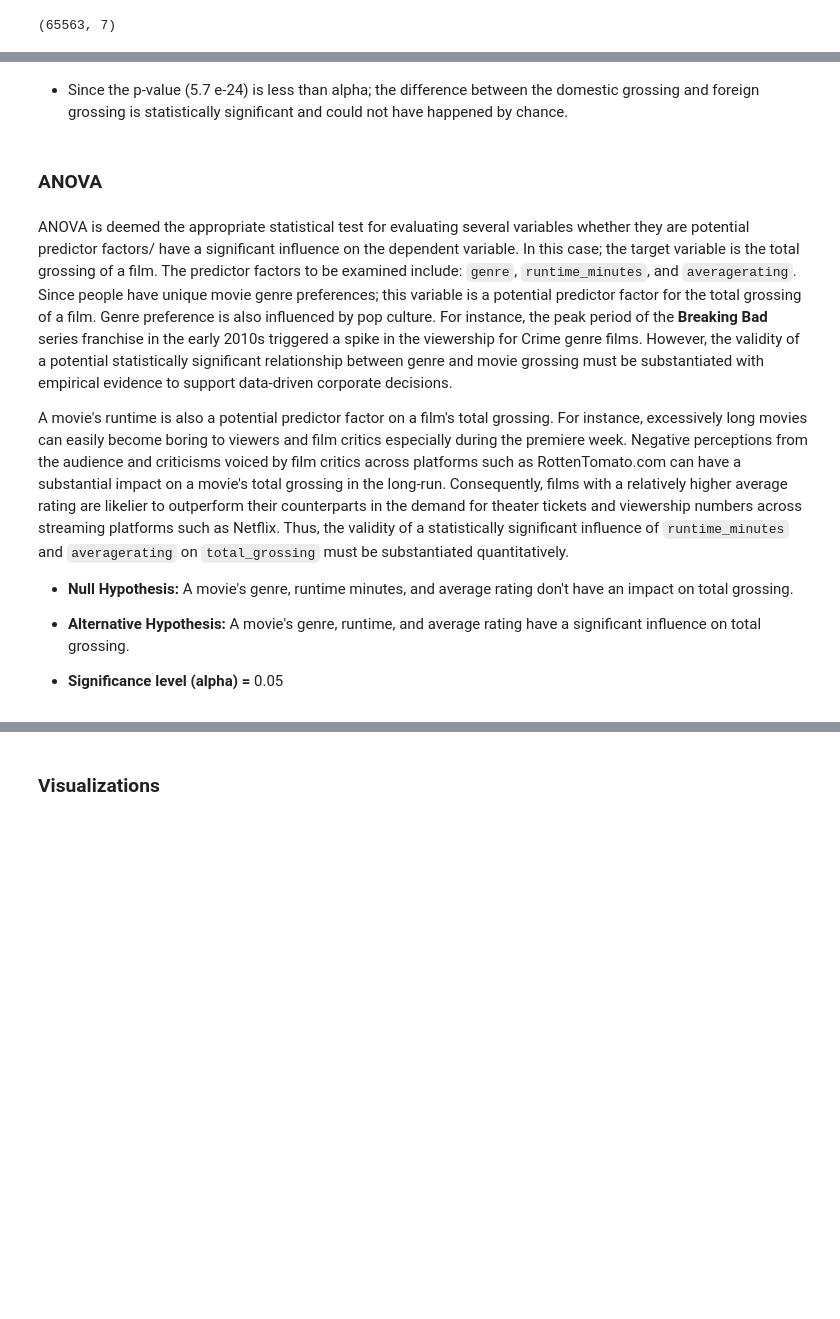
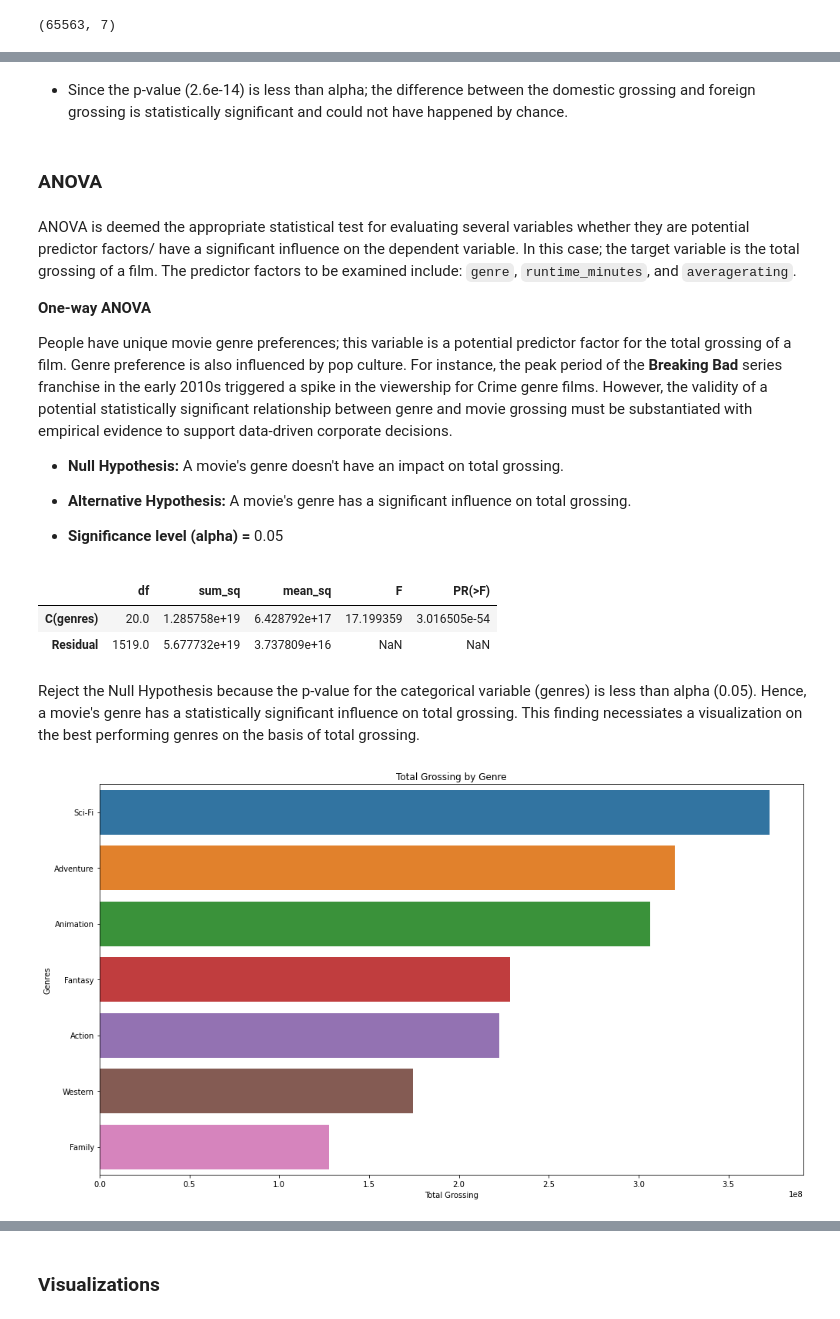
Before and after one commit to mwakad/box-office-movie-insights, a Jupyter notebook: notebooks/daniel.ipynb, the cells around one changed output, grey strips where cells are left out. Drawn from its saved outputs; the diff is of its cells as text; code cells hidden in the pictures; blank space fills up the shorter version.

Commit message:
add visualizations

```diff
--- a/notebooks/daniel.ipynb
+++ b/notebooks/daniel.ipynb
@@ -502,14 +419,40 @@ t_statistic, p_value
 # %% [markdown]
-* Since the p-value (5.7 e-24) is less than alpha; the difference between the domestic grossing and foreign grossing is statistically significant and could not have happened by chance.
+* Since the p-value (2.6e-14) is less than alpha; the difference between the domestic grossing and foreign grossing is statistically significant and could not have happened by chance.
 # %% [markdown]
 ### ANOVA
 # %% [markdown]
-ANOVA is deemed the appropriate statistical test for evaluating several variables whether they are potential predictor factors/ have a significant influence on the dependent variable. In this case; the target variable is the total grossing of a film. The predictor factors to be examined include: `genre`, `runtime_minutes`, and `averagerating`. Since people have unique movie genre preferences; this variable is a potential predictor factor for the total grossing of a film. Genre preference is also influenced by pop culture. For instance, the peak period of the <strong> Breaking Bad </strong> series franchise in the early 2010s triggered a spike in the viewership for Crime genre films. However, the validity of a potential statistically significant relationship between genre and movie grossing must be substantiated with empirical evidence to support data-driven corporate decisions.
+ANOVA is deemed the appropriate statistical test for evaluating several variables whether they are potential predictor factors/ have a significant influence on the dependent variable. In this case; the target variable is the total grossing of a film. The predictor factors to be examined include: `genre`, `runtime_minutes`, and `averagerating`.
 
-A movie's runtime is also a potential predictor factor on a film's total grossing. For instance, excessively long movies can easily become boring to viewers and film critics especially during the premiere week. Negative perceptions from the audience and criticisms voiced by film critics across platforms such as RottenTomato.com can have a substantial impact on a movie's total grossing in the long-run. Consequently, films with a relatively higher average rating are likelier to outperform their counterparts in the demand for theater tickets and viewership numbers across streaming platforms such as Netflix. Thus, the validity of a statistically significant influence of `runtime_minutes` and `averagerating` on `total_grossing` must be substantiated quantitatively.
+**One-way ANOVA**
 
-* <Strong> Null Hypothesis: </Strong> A movie's genre, runtime minutes, and average rating don't have an impact on total grossing.
+People have unique movie genre preferences; this variable is a potential predictor factor for the total grossing of a film.
+Genre preference is also influenced by pop culture. For instance, the peak period of the <strong> Breaking Bad </strong> series franchise in the early 2010s triggered a spike in the viewership for Crime genre films. However, the validity of a potential statistically significant relationship between genre and movie grossing must be substantiated with empirical evidence to support data-driven corporate decisions.
 
-* <Strong> Alternative Hypothesis: </Strong> A movie's genre, runtime, and average rating have a significant influence on total grossing.
+* <Strong> Null Hypothesis: </Strong> A movie's genre doesn't have an impact on total grossing.
+
+* <Strong> Alternative Hypothesis: </Strong> A movie's genre has a significant influence on total grossing.
 
 * <strong> Significance level (alpha) = </strong> 0.05
+# %%
+# Perform 0ne-way ANOVA test
+formula = 'total_grossing ~ C(genres)'
+model = ols(formula, data=df_clean).fit()
+anova_table = sm.stats.anova_lm(model, typ=1)
+anova_table
+# %% [output]
+|  | df | sum_sq | mean_sq | F | PR(>F) |
+| C(genres) | 20.0 | 1.285758e+19 | 6.428792e+17 | 17.199359 | 3.016505e-54 |
+| Residual | 1519.0 | 5.677732e+19 | 3.737809e+16 | NaN | NaN |
+# %% [markdown]
+Reject the Null Hypothesis because the p-value for the categorical variable (genres) is less than alpha (0.05). Hence, a movie's genre has a statistically significant influence on total grossing. This finding necessiates a visualization on the best performing genres on the basis of total grossing.
+# %%
+# Visualize total grossing distribution for different movie genres
+plt.figure(figsize=(14, 8))
+sns.barplot(x=genre_gross.values, y=genre_gross.index, orient='h')
+plt.title('Total Grossing by Genre')
+plt.xlabel('Total Grossing')
+plt.ylabel('Genres')
+plt.tight_layout()
+plt.show()
+# %% [output]
+[figure, added]
```
Also changed, not shown: parts of 38 cells of this notebook.
